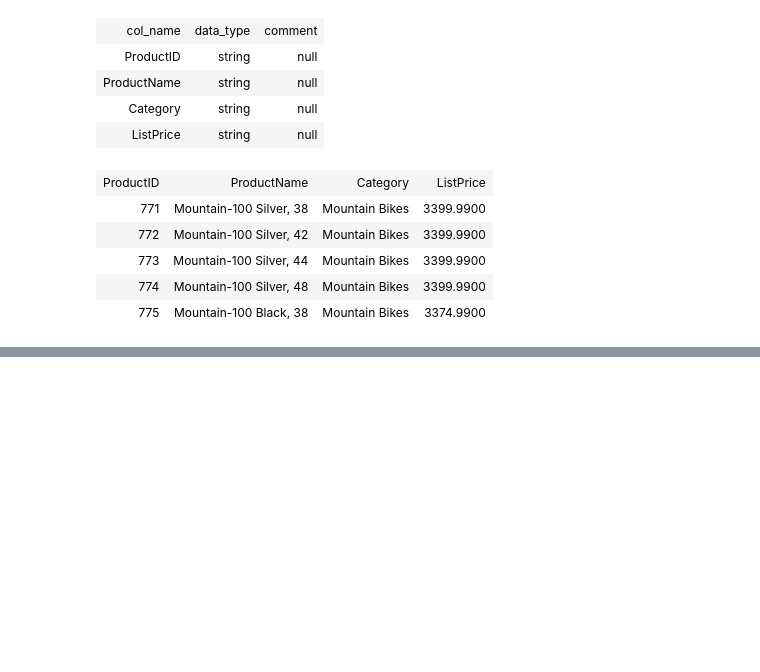
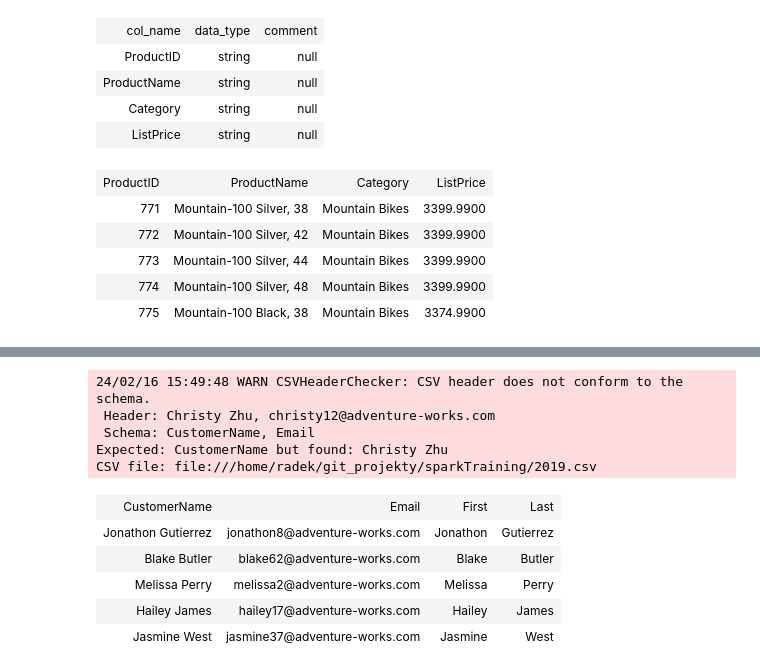
Before and after one commit to turekradek/sparkTraining, a Jupyter notebook: spark_training.ipynb, the cells around one changed output, grey strips where cells are left out. Cells and saved outputs as stored; diff of their text form; code cells hidden in the pictures; blank space fills up the shorter version.

```diff
--- a/spark_training.ipynb
+++ b/spark_training.ipynb
@@ -409,0 +551,11 @@ select * from dfa limit 5
+# %%
+# Create customer_silver dataframe
+
+dfdimCustomer_silver = df.dropDuplicates(["CustomerName","Email"]).select(col("CustomerName"),col("Email")) \
+    .withColumn("First",split(col("CustomerName"), " ").getItem(0)) \
+    .withColumn("Last",split(col("CustomerName"), " ").getItem(1))
+
+# Display the first 10 rows of the dataframe to preview your data
+
+display(dfdimCustomer_silver.head(10))
+dfdimCustomer_silver.show(5)
@@ -409,0 +595,15 @@ select * from dfa limit 5
+# %%
+%%sparksql
+select * from dfdimCustomer_silver limit 5;
+# %% [output]
+24/02/16 15:49:48 WARN CSVHeaderChecker: CSV header does not conform to the schema.
+ Header: Christy Zhu, christy12@adventure-works.com
+ Schema: CustomerName, Email
+Expected: CustomerName but found: Christy Zhu
+CSV file: file:///home/radek/git_projekty/sparkTraining/2019.csv
+| CustomerName | Email | First | Last |
+| Jonathon Gutierrez | jonathon8@adventure-works.com | Jonathon | Gutierrez |
+| Blake Butler | blake62@adventure-works.com | Blake | Butler |
+| Melissa Perry | melissa2@adventure-works.com | Melissa | Perry |
+| Hailey James | hailey17@adventure-works.com | Hailey | James |
+| Jasmine West | jasmine37@adventure-works.com | Jasmine | West |
```
Also changed, not shown: parts of 29 cells of this notebook, 6 other files.
